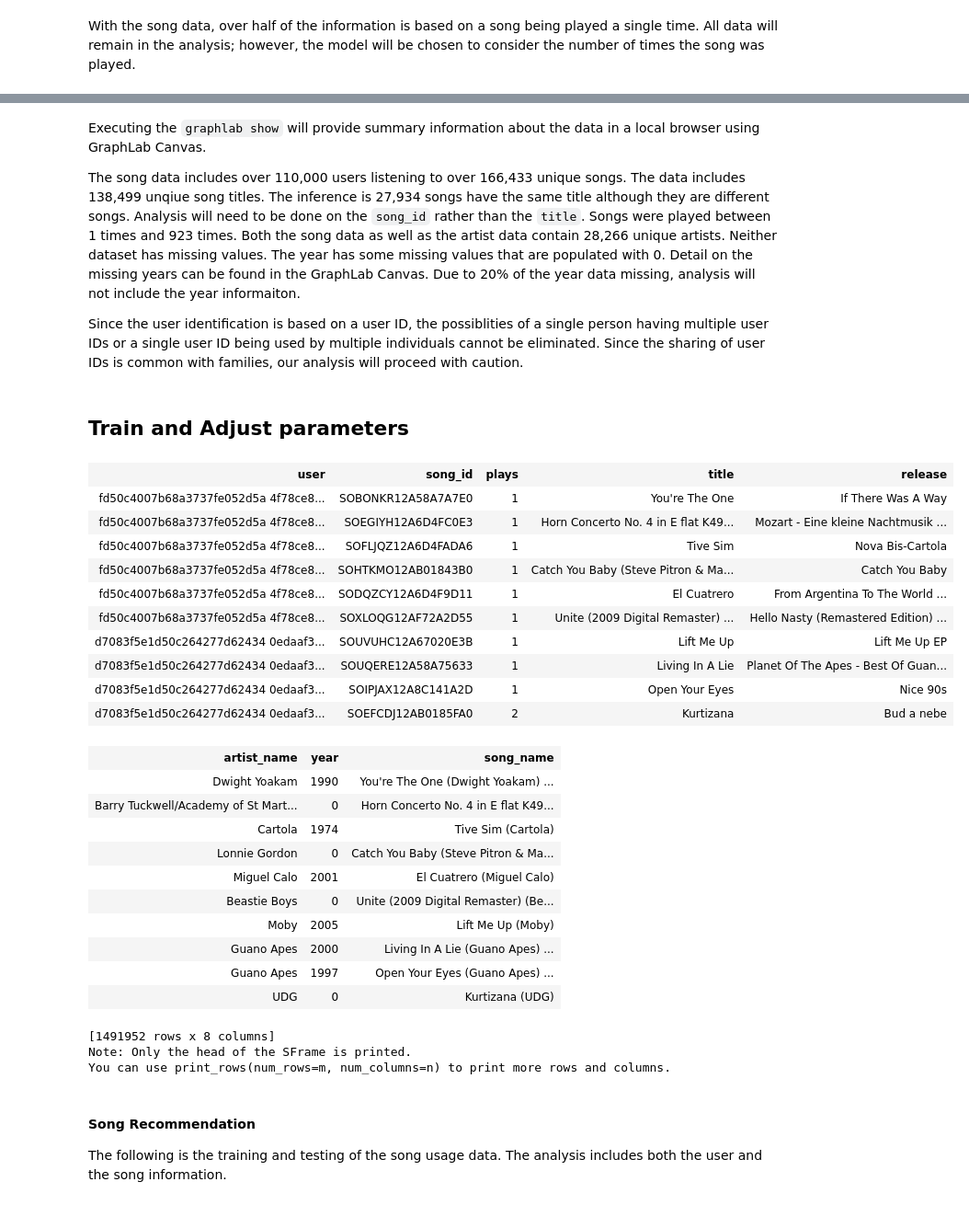
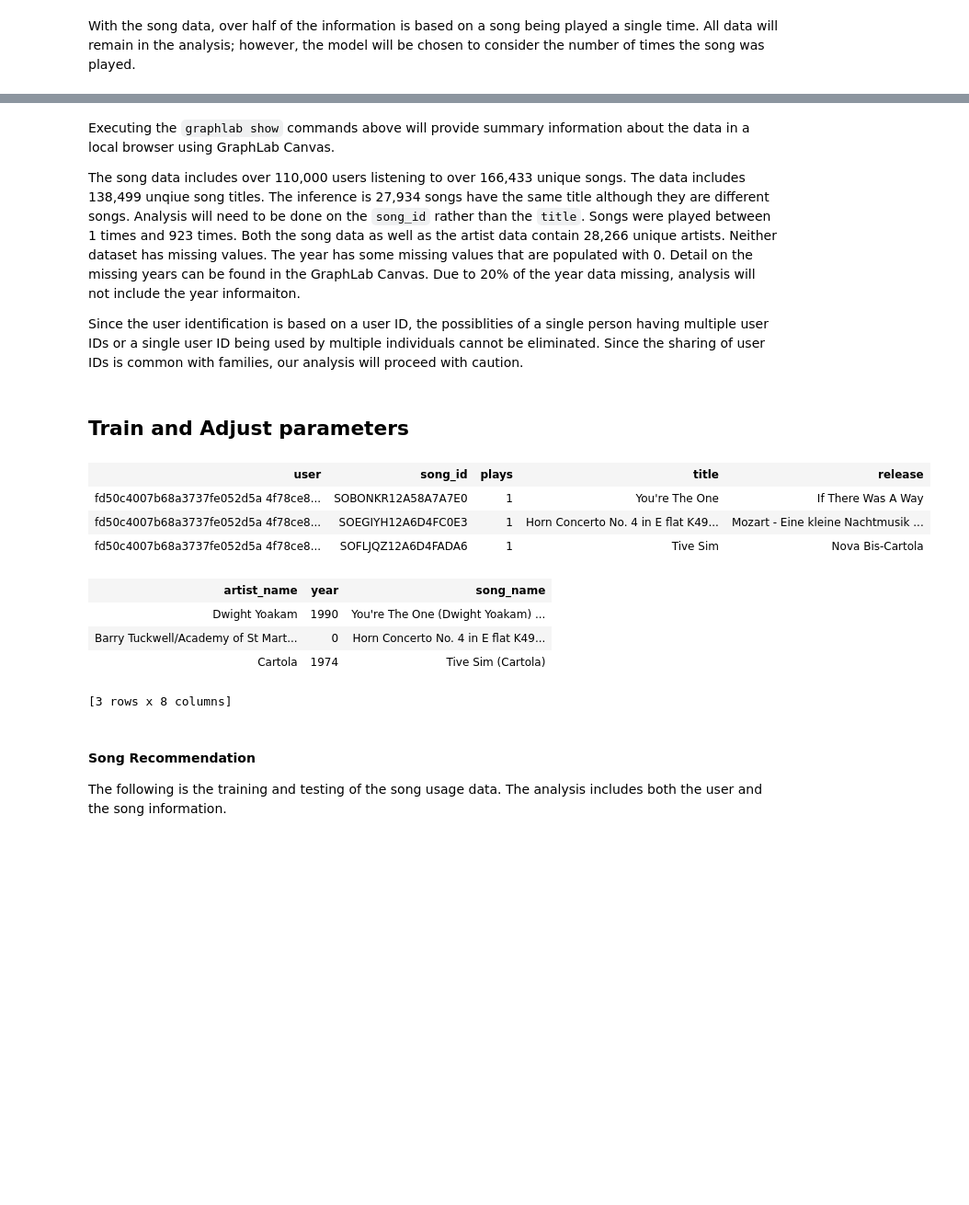
Before and after one commit to kjprice/SMU-data-mining, a Jupyter notebook: python_notebooks/Project 3.ipynb, the cells around one changed output, grey strips where cells are left out. Shown at 92% size. Drawn from its saved outputs; the diff is of its cells as text; code cells hidden in the pictures; blank space fills up the shorter version.

```diff
--- a/python_notebooks/Project 3.ipynb
+++ b/python_notebooks/Project 3.ipynb
@@ -186,5 +183,5 @@ Opening Canvas in default web browser.
 # %% [markdown]
-Executing the `graphlab show` will provide summary information about the data in a local browser using GraphLab Canvas.
+Executing the `graphlab show` commands above will provide summary information about the data in a local browser using GraphLab Canvas.
 
 The song data includes over 110,000 users listening to over 166,433 unique songs.   The data includes 138,499 unqiue song titles.   The inference is 27,934 songs have the same title although they are different songs.   Analysis will need to be done on the `song_id` rather than the `title`.   Songs were played between 1 times and 923 times.  Both the song data as well as the artist data contain 28,266 unique artists.   Neither dataset has missing values.  The year has some missing values that are populated with 0.  Detail on the missing years can be found in the GraphLab Canvas.   Due to 20% of the year data missing, analysis will not include the year informaiton.
 
@@ -192,33 +189,17 @@ Since the user identification is based on a user ID, the possiblities of a singl
 # %% [markdown]
 ## Train and Adjust parameters
 # %%
-combo_songs
+combo_songs.head(3)
 # %% [output]
 | user | song_id | plays | title | release |
 | fd50c4007b68a3737fe052d5a 4f78ce8... | SOBONKR12A58A7A7E0 | 1 | You're The One | If There Was A Way |
 | fd50c4007b68a3737fe052d5a 4f78ce8... | SOEGIYH12A6D4FC0E3 | 1 | Horn Concerto No. 4 in E flat K49... | Mozart - Eine kleine Nachtmusik ... |
 | fd50c4007b68a3737fe052d5a 4f78ce8... | SOFLJQZ12A6D4FADA6 | 1 | Tive Sim | Nova Bis-Cartola |
-| fd50c4007b68a3737fe052d5a 4f78ce8... | SOHTKMO12AB01843B0 | 1 | Catch You Baby (Steve Pitron & Ma... | Catch You Baby |
-| fd50c4007b68a3737fe052d5a 4f78ce8... | SODQZCY12A6D4F9D11 | 1 | El Cuatrero | From Argentina To The World ... |
-| fd50c4007b68a3737fe052d5a 4f78ce8... | SOXLOQG12AF72A2D55 | 1 | Unite (2009 Digital Remaster) ... | Hello Nasty (Remastered Edition) ... |
-| d7083f5e1d50c264277d62434 0edaaf3... | SOUVUHC12A67020E3B | 1 | Lift Me Up | Lift Me Up EP |
-| d7083f5e1d50c264277d62434 0edaaf3... | SOUQERE12A58A75633 | 1 | Living In A Lie | Planet Of The Apes - Best Of Guan... |
-| d7083f5e1d50c264277d62434 0edaaf3... | SOIPJAX12A8C141A2D | 1 | Open Your Eyes | Nice 90s |
-| d7083f5e1d50c264277d62434 0edaaf3... | SOEFCDJ12AB0185FA0 | 2 | Kurtizana | Bud a nebe |
 | artist_name | year | song_name |
 | Dwight Yoakam | 1990 | You're The One (Dwight Yoakam) ... |
 | Barry Tuckwell/Academy of St Mart... | 0 | Horn Concerto No. 4 in E flat K49... |
 | Cartola | 1974 | Tive Sim (Cartola) |
-| Lonnie Gordon | 0 | Catch You Baby (Steve Pitron & Ma... |
-| Miguel Calo | 2001 | El Cuatrero (Miguel Calo) |
-| Beastie Boys | 0 | Unite (2009 Digital Remaster) (Be... |
-| Moby | 2005 | Lift Me Up (Moby) |
-| Guano Apes | 2000 | Living In A Lie (Guano Apes) ... |
-| Guano Apes | 1997 | Open Your Eyes (Guano Apes) ... |
-| UDG | 0 | Kurtizana (UDG) |
-[1491952 rows x 8 columns]
-Note: Only the head of the SFrame is printed.
-You can use print_rows(num_rows=m, num_columns=n) to print more rows and columns.
+[3 rows x 8 columns]
 # %% [markdown]
 #### Song Recommendation
 The following is the training and testing of the song usage data.  The analysis includes both the user and the song information.
```
Also changed, not shown: parts of 39 cells of this notebook.
